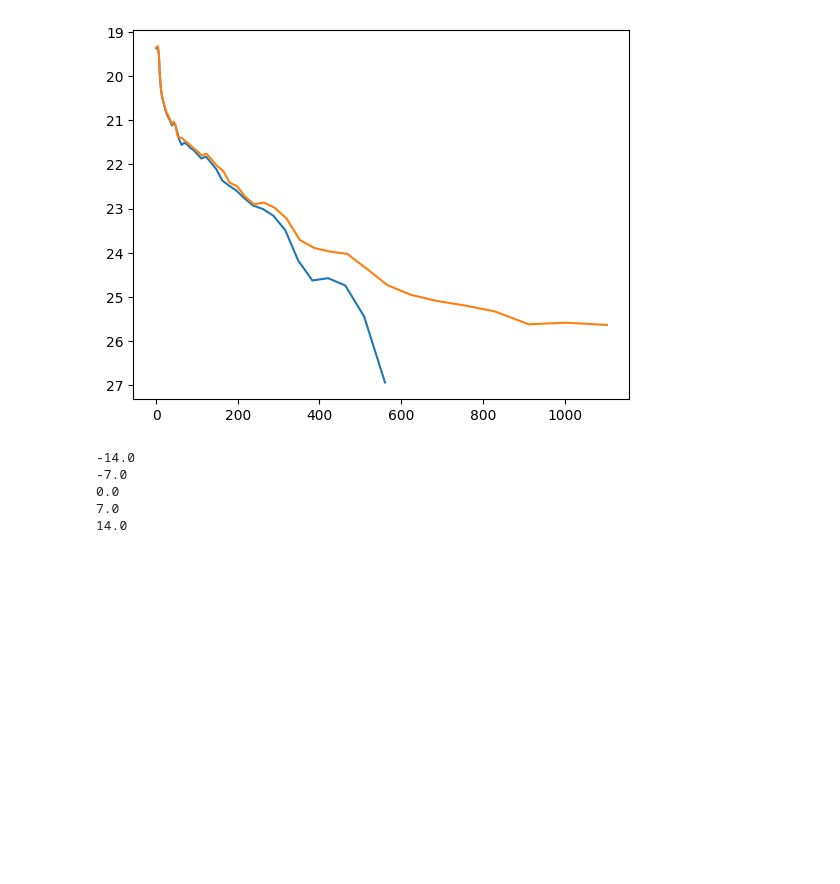
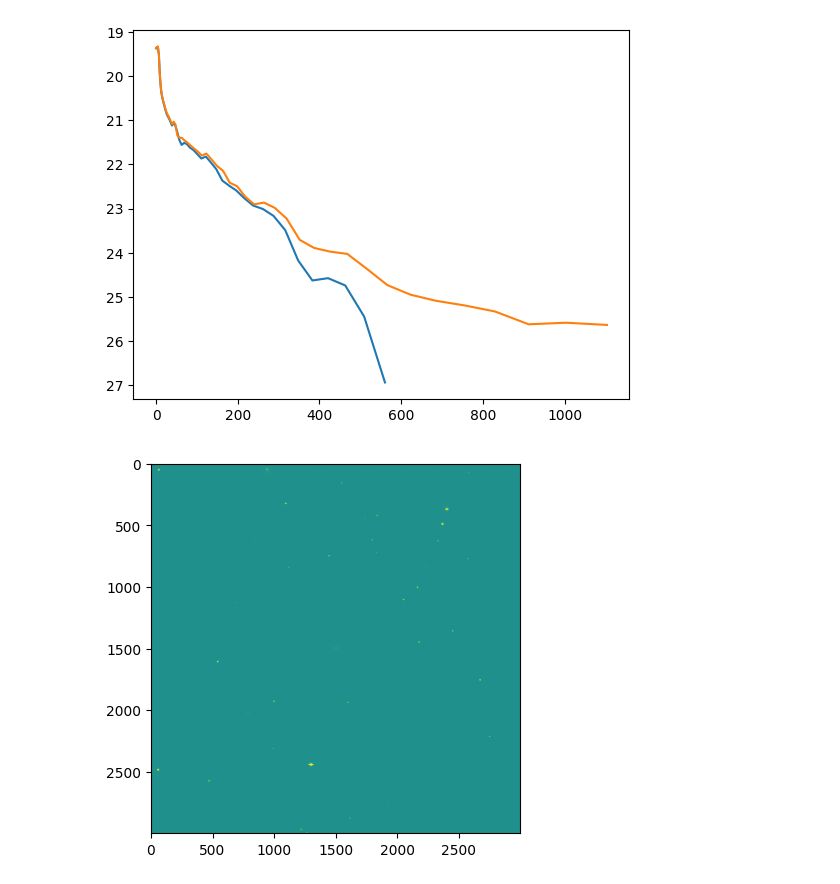
Before and after one commit to iyjang1026/astronomy, a Jupyter notebook: tmp.ipynb, the cells around one changed output. Cells and saved outputs as stored; diff of their text form; code cells hidden in the pictures; blank space fills up the shorter version.

```diff
--- a/tmp.ipynb
+++ b/tmp.ipynb
@@ -106,12 +106,9 @@ plt.show()
 # %% [output]
 [figure]
 # %%
-list = np.linspace(-14, 14, 5)
-for i in list:
-    print(i)
+hdl = fits.open('~/data/NGC1064_griz.fits')
+hdu = hdl[0].data[0]
+plt.imshow(hdu, vmax=5, vmin=-5)
+plt.show()
 # %% [output]
--14.0
--7.0
-0.0
-7.0
-14.0
+[figure, added]
```
Also changed, not shown: 42 other files.
